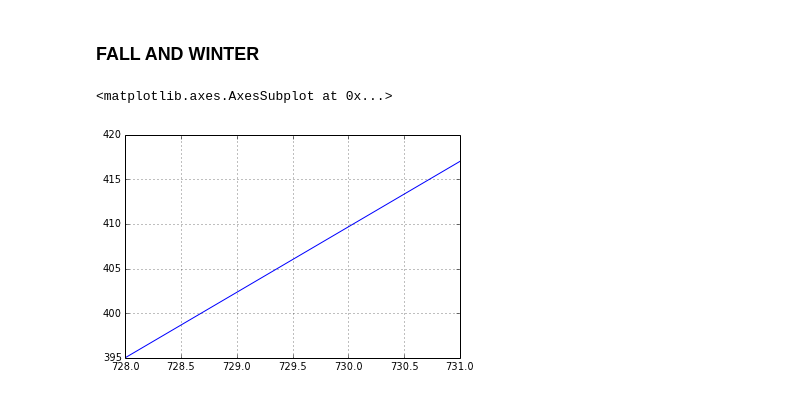
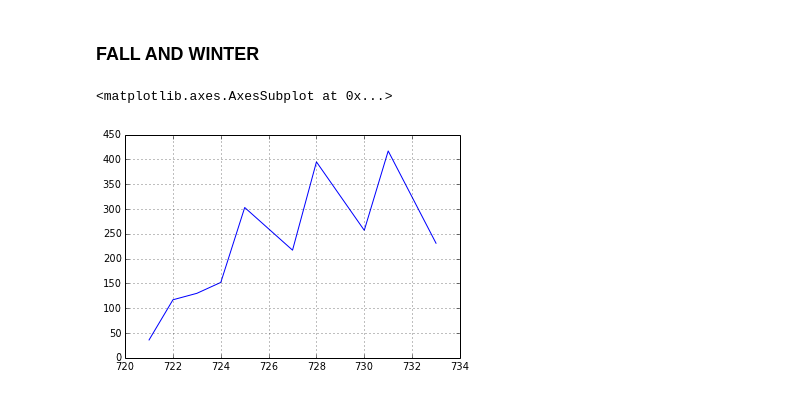
Before and after one commit to mkowshik/scaling-tribble, a Jupyter notebook: REBUILD DATA scripts/Physics/Physics 235.ipynb, the cells around one changed output. Saved outputs shown, nothing was run; the diff lists cells and outputs as text; code cells hidden in the pictures.

Commit message:
Changed threshold values

```diff
--- a/REBUILD DATA scripts/Physics/Physics 235.ipynb
+++ b/REBUILD DATA scripts/Physics/Physics 235.ipynb
@@ -313,16 +313,16 @@ Female GPA std = 0.0499625705537
 # %%
 #Fall Winter only
 FW = data.ix[data['termdescrshort'].str.contains("FA|WN")]
 FW1 = FW.ix[FW['catalognbr'] == number]
 
-thr = 350 #threshold for steady enrollment
+thr = 0 #threshold for steady enrollment
 Class = FW1.ix[FW1['total_students'] > thr]
 
 #Enrollment
 Class['total_students'].plot()
 # %% [output]
 <matplotlib.axes.AxesSubplot at 0x...>
-[figure, old version]
+[figure, new version]
 # %%
 #gender makeup of class
 gender = Class[['male','female']]
```
Also changed, not shown: parts of 3 cells of this notebook, 1 other file.
